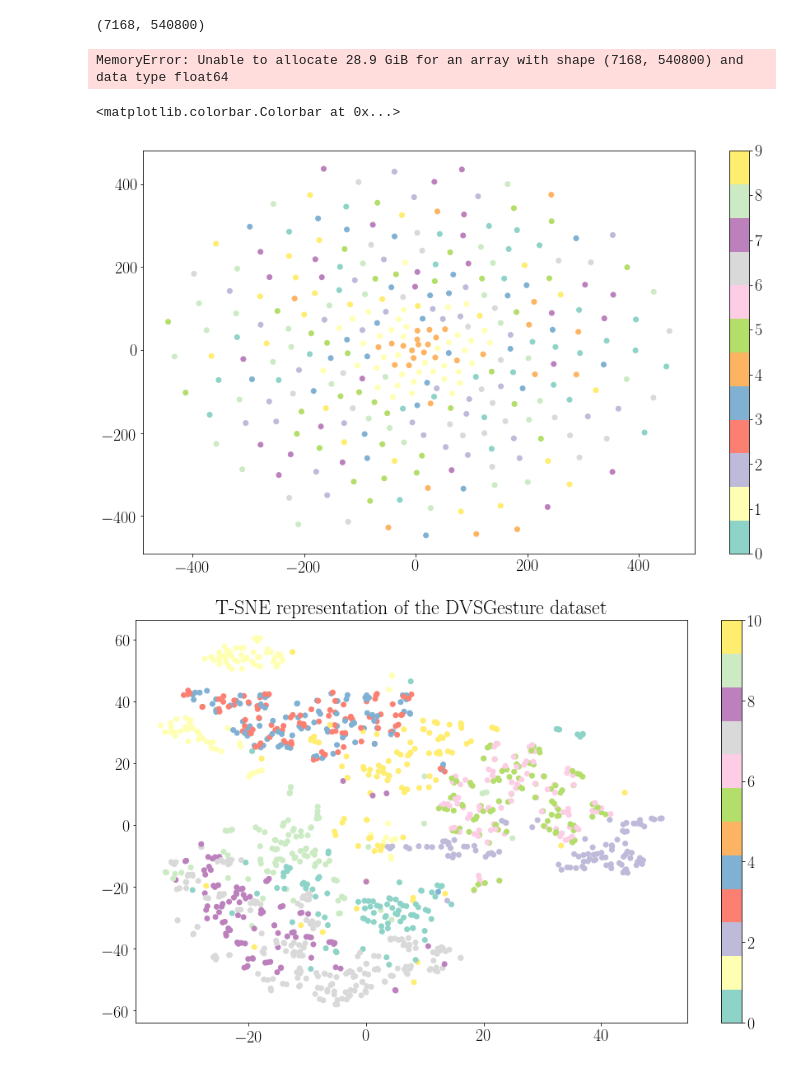
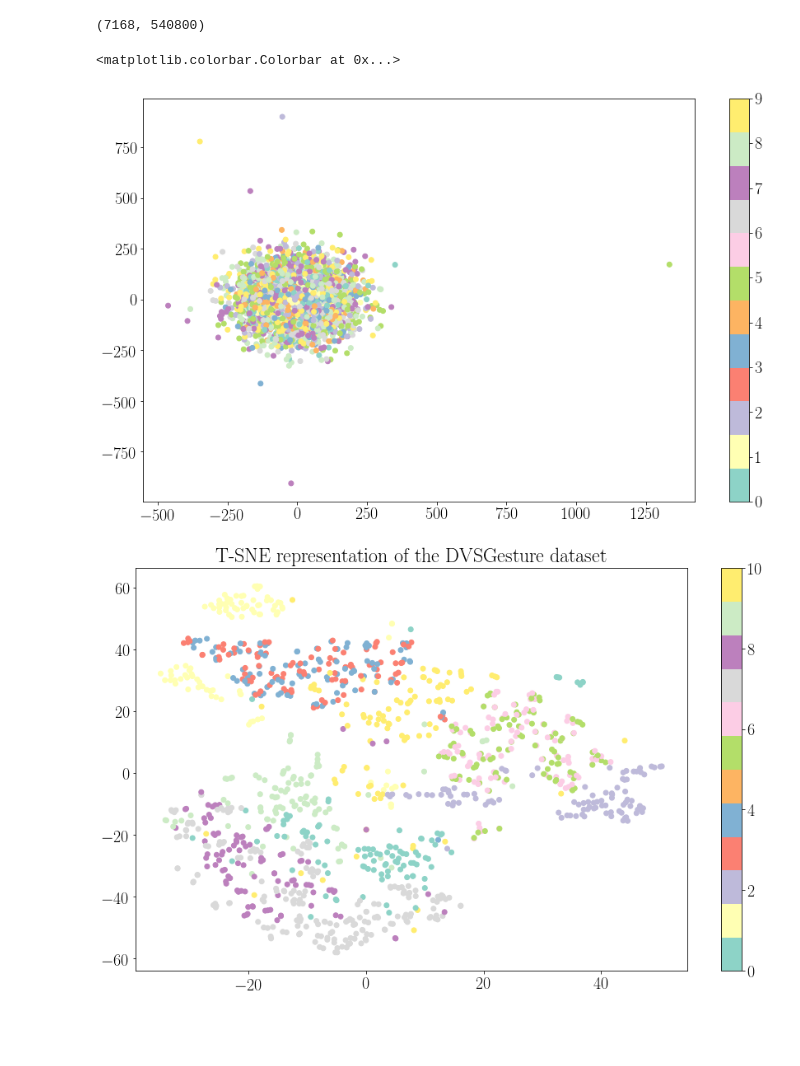
Before and after one commit to kclip/BayesBiSNN, a Jupyter notebook: BBSNN_notebook.ipynb, the cells around one changed output. Cells and saved outputs as stored; diff of their text form; code cells hidden in the pictures; blank space fills up the shorter version.

```diff
--- a/BBSNN_notebook.ipynb
+++ b/BBSNN_notebook.ipynb
@@ -198,7 +198,7 @@ train_data = dataset.root.train
 
 batch_size = 32
 
-dt = 5000  # us
+dt = 25000  # us
 sample_length = 2000  # length of samples during training in ms
 T = int(sample_length * 1000 / dt)  # number of timesteps in a sample
 input_size = [2 * (dataset.root.stats.train_data[1] ** 2)]
@@ -224,9 +224,9 @@ for i in range(n_batchs):
 
     inputs, labels = get_batch_example(train_data, idxs, batch_size_curr, T, n_classes, input_size, dt, dataset.root.stats.train_data[1], True)
 
-#     inputs_ = torch.cat((inputs_, torch.sum(inputs, dim=1)/T))
+    inputs_ = torch.cat((inputs_, torch.sum(inputs, dim=1)/T))
     labels_ = torch.cat((labels_, torch.argmax(torch.sum(labels, dim=-1)/T, dim=-1)))
-    inputs_ = torch.cat((inputs_, inputs.type(torch.bool)))
+#     inputs_ = torch.cat((inputs_, inputs.type(torch.bool)))
 # %% [output]
 KeyboardInterrupt:
 # %%
@@ -234,25 +234,25 @@ inputs_ = inputs_.numpy().reshape([inputs_.shape[0], -1])
 inputs_.shape
 # %% [output]
 (7168, 540800)
-# %%
-tsne = TSNE()
-test = tsne.fit_transform(inputs_, labels_)
-# %% [output]
-MemoryError: Unable to allocate 28.9 GiB for an array with shape (7168, 540800) and data type float64
+# %%
+tsne = TSNE()
+test = np.empty([0, 2])
+for i in range(int(inputs_.shape[0] / batch_size)):
+    test = np.vstack((test, tsne.fit_transform(inputs_[i * batch_size : (i + 1) * batch_size], labels_[i * batch_size : (i + 1) * batch_size])))
 # %%
 plt.rc('text', usetex=True)
 plt.rc('font', family='serif', size=20)
 
 fig, axs = plt.subplots(1, 1, figsize=(15,9))
 
-scat = axs.scatter(test[:, 0], test[:, 1], c=labels_, cmap='Set3')
+scat = axs.scatter(test[:, 0], test[:, 1], c=labels_[:7168], cmap='Set3')
 fig.colorbar(scat, ax=axs)
 
 # axs.set_title('T-SNE representation of the MNIST-DVS dataset')
 # plt.savefig(r"C:\Users\K1804053\OneDrive - King's College London\PhD\BayesBiSNN\tsne_mnistdvs.pdf", format='pdf', dpi=1000)
 # %% [output]
 <matplotlib.colorbar.Colorbar at 0x...>
-[figure, old version]
+[figure, new version]
 # %%
 plt.rc('text', usetex=True)
 plt.rc('font', family='serif', size=20)
```
Also changed, not shown: 1 other file.
